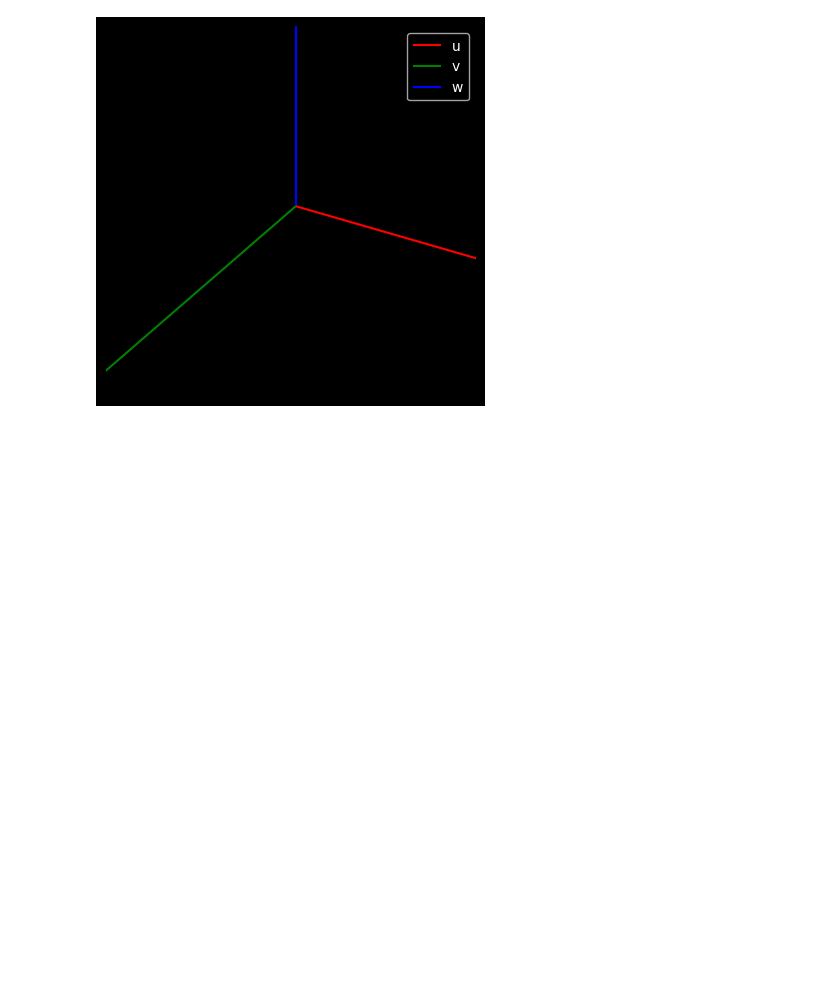
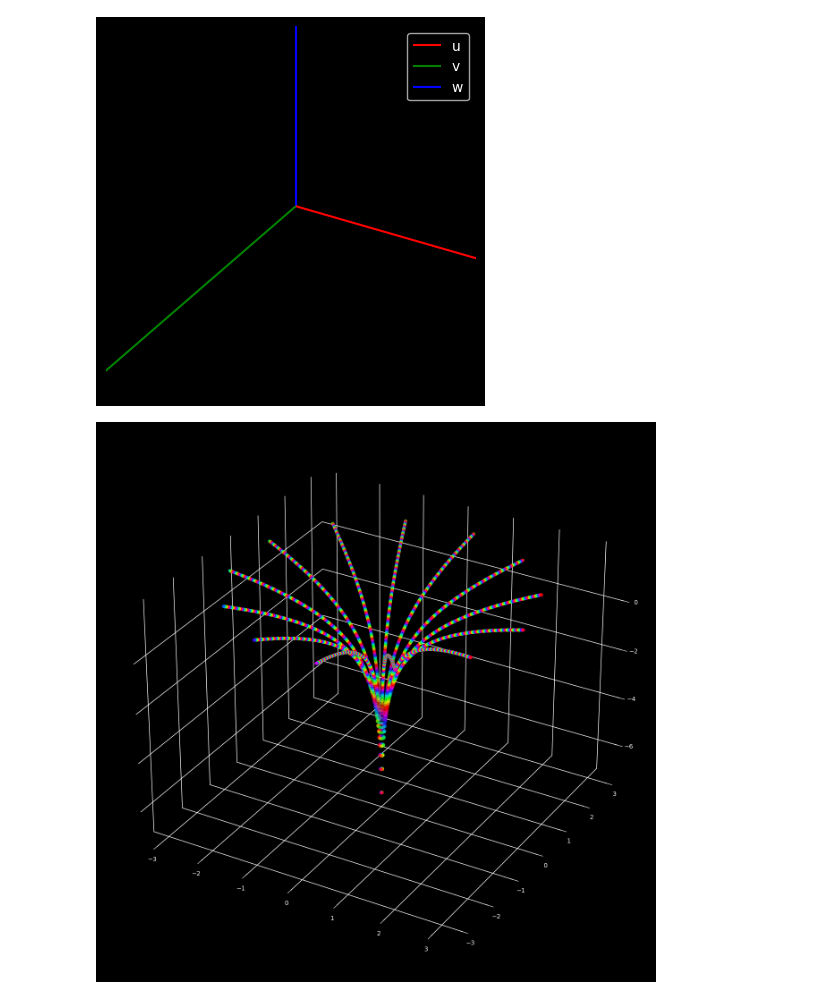
Before and after one commit to fbunc/00_fuzzy_question_for_a_mathematician, a Jupyter notebook: readme.ipynb, the cells around one changed output. Drawn from its saved outputs; the diff is of its cells as text; code cells hidden in the pictures; blank space fills up the shorter version.

```diff
--- a/readme.ipynb
+++ b/readme.ipynb
@@ -450,0 +485,44 @@ plt.show()
+# %%
+def plot_curve(u, v, w, line=False, scatt=True, figsize=(16, 16), M_color=12, axis_on=False,
+               axis_color='black', axis_text_color='white', axis_line_color='white', axis_tick_color='white'):
+    fig = plt.figure(figsize=figsize)
+    ax = fig.add_subplot(111, projection='3d')
+    colors = np.arange(len(u)) % M_color / M_color  # Generate colors based on index mod M_color
+
+    if line:
+        ax.plot(u, v, w, color='blue')  # You can customize the line color here
+
+    if scatt:
+        ax.scatter(u, v, w, c=colors, cmap='hsv')  # Use colors for scatter plot
+
+    if axis_on:
+        ax.axis('on')
+        ax.xaxis.set_pane_color(axis_color)
+        ax.yaxis.set_pane_color(axis_color)
+        ax.zaxis.set_pane_color(axis_color)
+        ax.xaxis._axinfo['grid'].update(color=axis_line_color, linestyle='-', linewidth=1)
+        ax.yaxis._axinfo['grid'].update(color=axis_line_color, linestyle='-', linewidth=1)
+        ax.zaxis._axinfo['grid'].update(color=axis_line_color, linestyle='-', linewidth=1)
+        ax.xaxis.set_tick_params(colors=axis_tick_color)
+        ax.yaxis.set_tick_params(colors=axis_tick_color)
+        ax.zaxis.set_tick_params(colors=axis_tick_color)
+        ax.xaxis.label.set_color(axis_text_color)
+        ax.yaxis.label.set_color(axis_text_color)
+        ax.zaxis.label.set_color(axis_text_color)
+        ax.title.set_color(axis_text_color)
+
+    else:
+        ax.axis('off')
+
+    plt.show()
+# %%
+N = 3900
+M = 13
+Delta_r_o = 0.01
+
+T_o=13
+Z = generate_curve(N, M, Delta_r_o, T_o)
+u, v, w = cartesian_coordinates(Z)
+plot_curve(u, v, w,axis_on=True)
+# %% [output]
+[figure, added]
```
Also changed, not shown: parts of 5 cells of this notebook, 2 other files.
